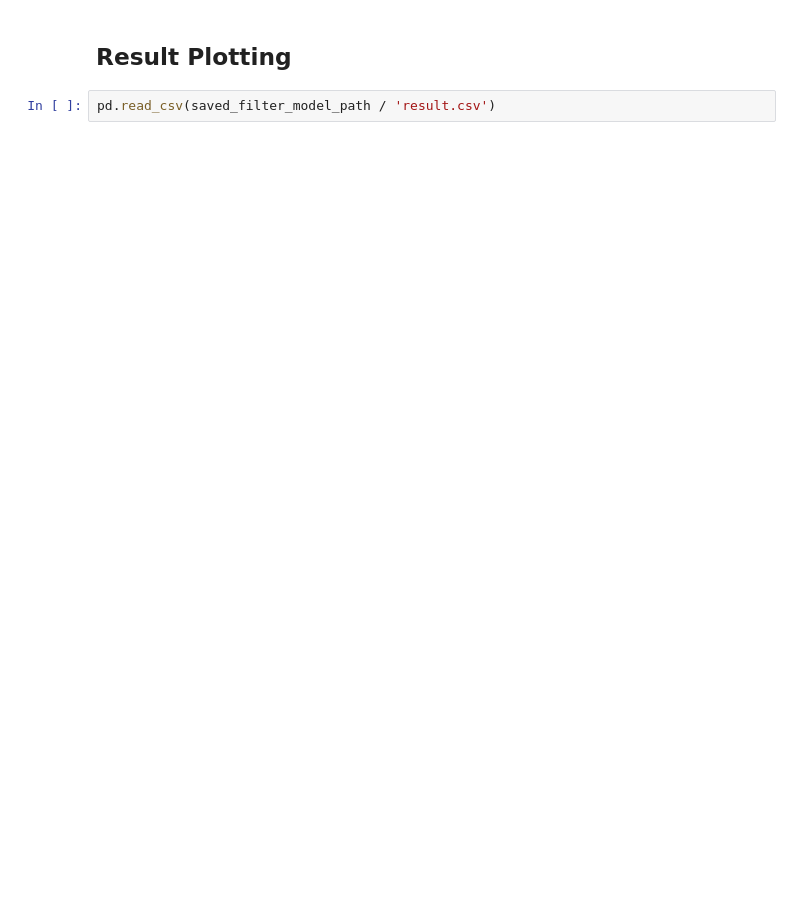
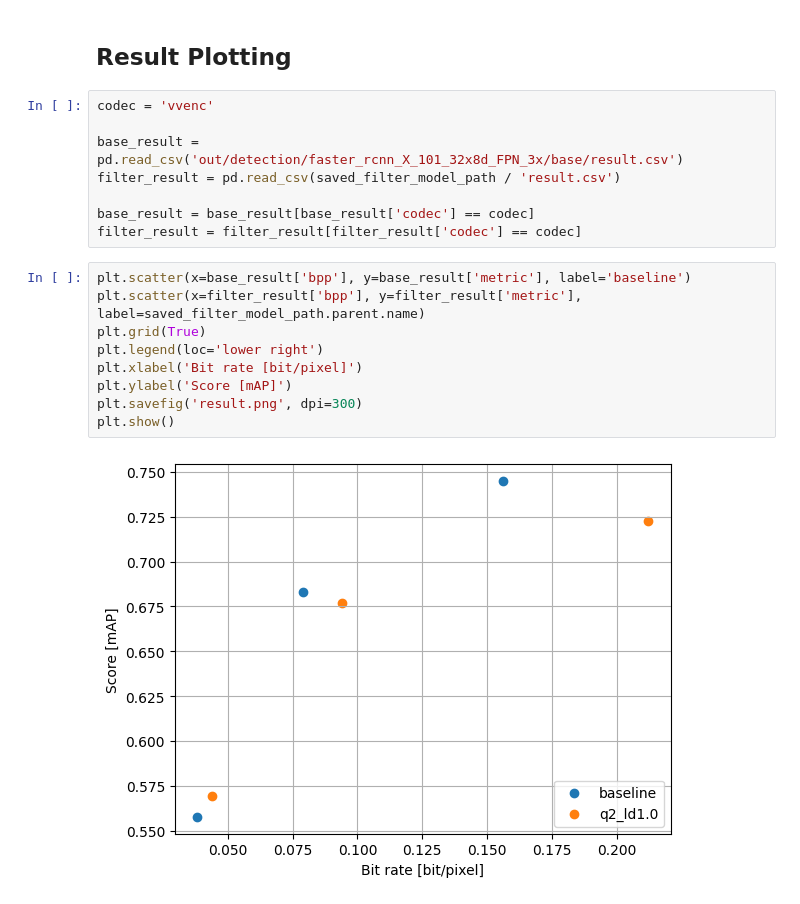
Before and after one commit to seongmoon729/surrogate_v2, a Jupyter notebook: visualization.ipynb, the cells around one changed output. Saved outputs shown, nothing was run; the diff lists cells and outputs as text; blank space fills up the shorter version.

```diff
--- a/visualization.ipynb
+++ b/visualization.ipynb
@@ -79,4 +98,21 @@ fig.savefig('sample_output.png', dpi=500)
 # %% [markdown]
 ## Result Plotting
-# %%
-pd.read_csv(saved_filter_model_path / 'result.csv')
+# %%
+codec = 'vvenc'
+
+base_result = pd.read_csv('out/detection/faster_rcnn_X_101_32x8d_FPN_3x/base/result.csv')
+filter_result = pd.read_csv(saved_filter_model_path / 'result.csv')
+
+base_result = base_result[base_result['codec'] == codec]
+filter_result = filter_result[filter_result['codec'] == codec]
+# %%
+plt.scatter(x=base_result['bpp'], y=base_result['metric'], label='baseline')
+plt.scatter(x=filter_result['bpp'], y=filter_result['metric'], label=saved_filter_model_path.parent.name)
+plt.grid(True)
+plt.legend(loc='lower right')
+plt.xlabel('Bit rate [bit/pixel]')
+plt.ylabel('Score [mAP]')
+plt.savefig('result.png', dpi=300)
+plt.show()
+# %% [output]
+[figure, added]
```
Also changed, not shown: parts of 5 cells of this notebook.
